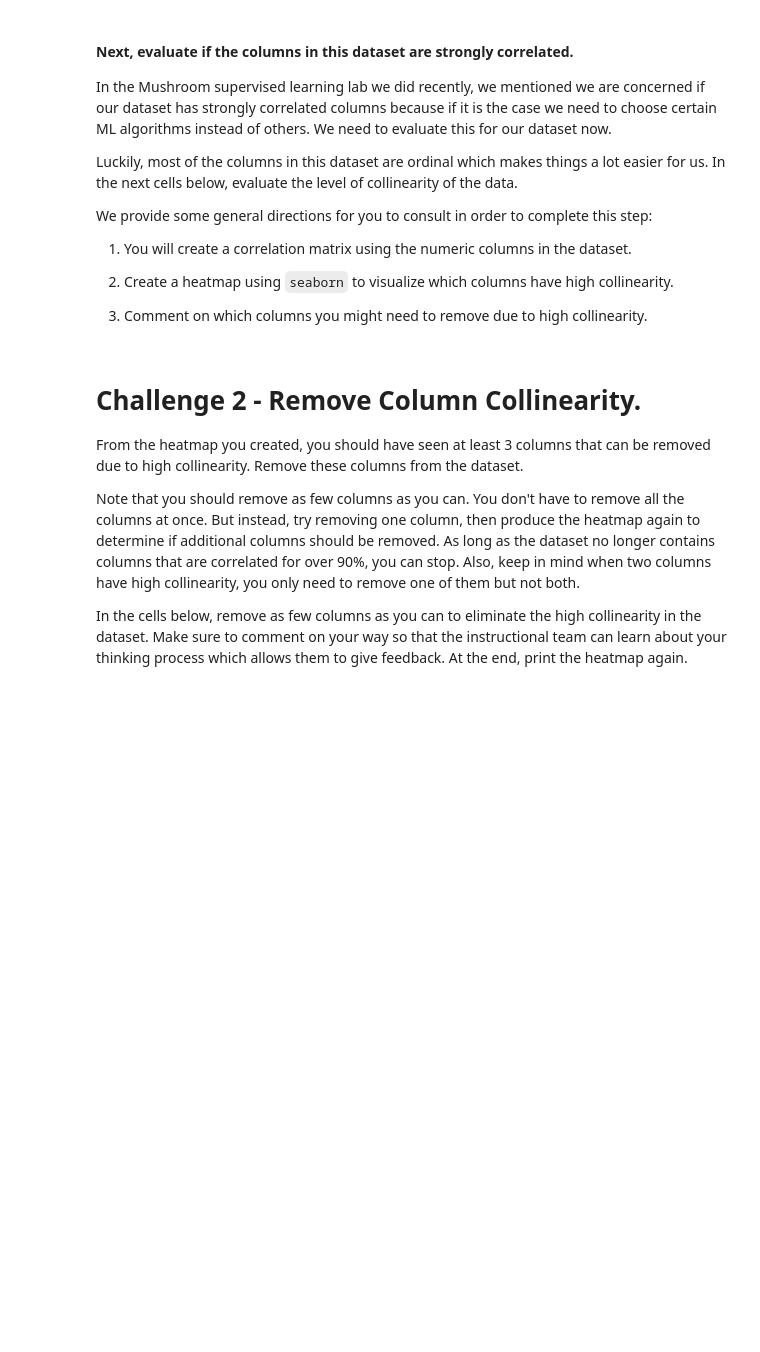
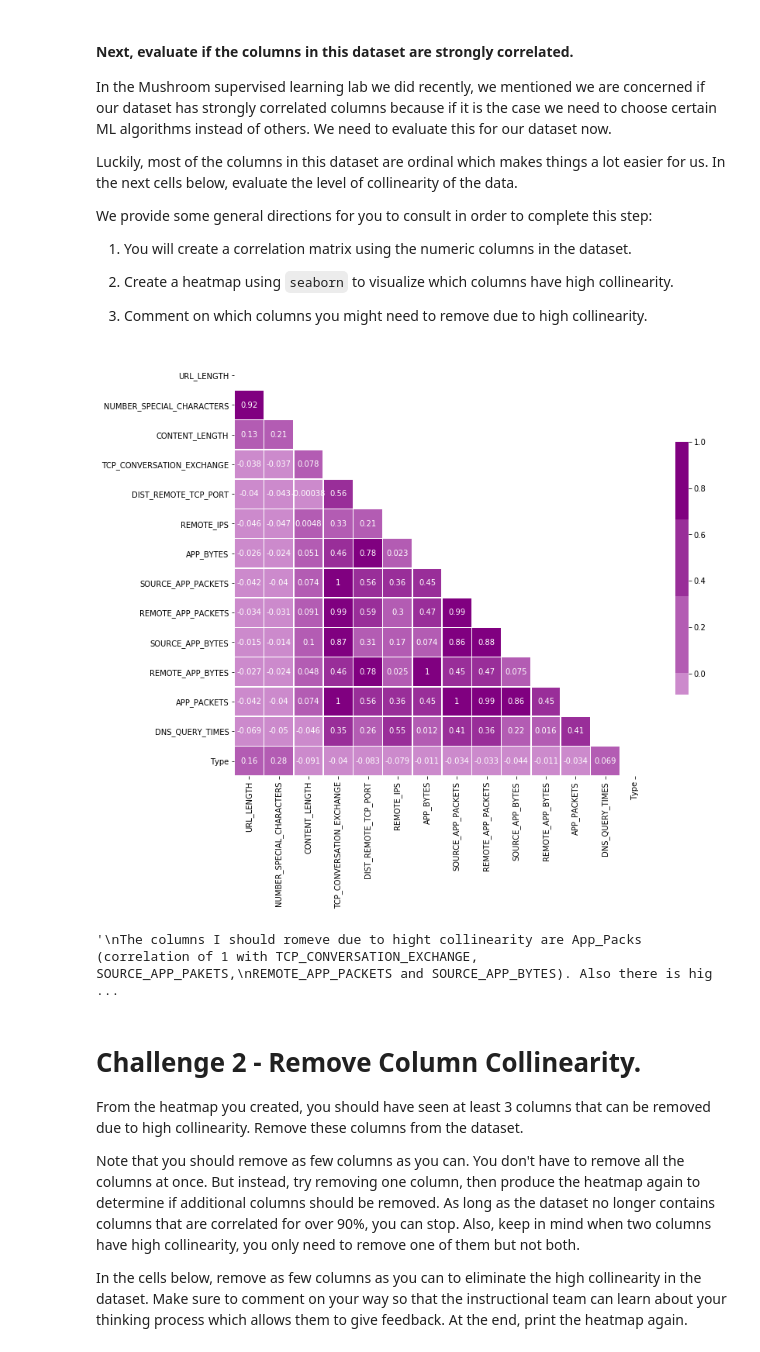
Before and after one commit to ta-data-lis/lab-supervised-learning, a Jupyter notebook: your-code/main.ipynb, the cells around one changed output. Cells and saved outputs as stored; diff of their text form; code cells hidden in the pictures; blank space fills up the shorter version.

```diff
--- a/your-code/main.ipynb
+++ b/your-code/main.ipynb
@@ -57,3 +123,31 @@ We provide some general directions for you to consult in order to complete this
+# %%
+# Your code here
+coor_matrix = websites.corr()
+
+
+f, ax = plt.subplots(figsize=(12, 12))
+
+mask = np.triu(np.ones_like(coor_matrix, dtype=np.bool)) # can remove this to have the full matrix
+
+cmap = sns.light_palette("purple", reverse = False)
+
+sns.heatmap(coor_matrix, mask=mask, annot = True, cmap=cmap, vmax=1, center=0,
+            square=True, linewidths=.5, cbar_kws={"shrink": .5}, ax = ax)
+
+plt.show()
+# %% [output]
+[figure, added]
+# %%
+# Your comment here
+
+"""
+The columns I should romeve due to hight collinearity are App_Packs (correlation of 1 with TCP_CONVERSATION_EXCHANGE, SOURCE_APP_PAKETS,
+REMOTE_APP_PACKETS and SOURCE_APP_BYTES). Also there is hight correlation between REMOTE_APP_BYTES and APP_bytes.
+TCP_CONVERSATION also have high correlation with APP_PACKETS, SOURCE_APP_BYTES, REMOTE_APP_BYTES and SOURCE_APP PACKETS.
+
+"""
+# %% [output]
+'\nThe columns I should romeve due to hight collinearity are App_Packs (correlation of 1 with TCP_CONVERSATION_EXCHANGE, SOURCE_APP_PAKETS,\nREMOTE_APP_PACKETS and SOURCE_APP_BYTES). Also there is hig ...
 # %% [markdown]
 # Challenge 2 - Remove Column Collinearity.
 
```
Also changed, not shown: parts of 88 cells of this notebook.
